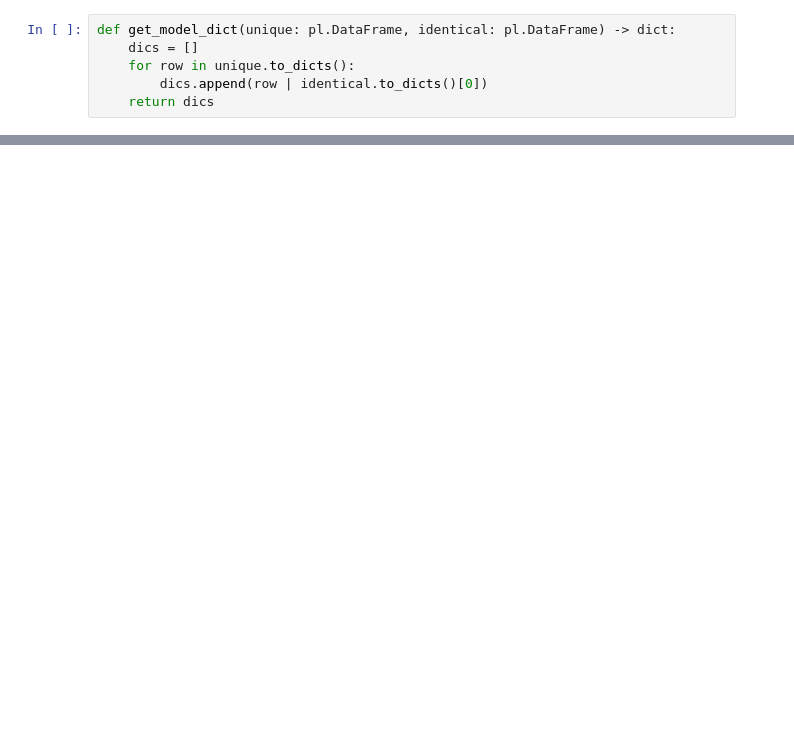
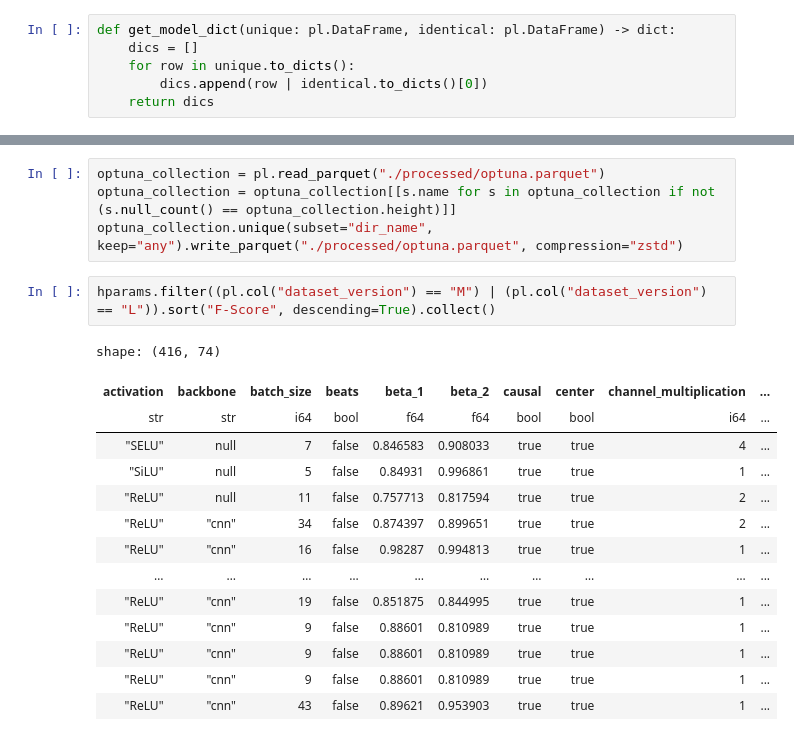
Before and after one commit to MarcelLieb/Automatic-Drum-Transcription, a Jupyter notebook: evaluate_experiments.ipynb, the cells around one changed output, grey strips where cells are left out. Drawn from its saved outputs; the diff is of its cells as text; blank space fills up the shorter version.

```diff
--- a/evaluate_experiments.ipynb
+++ b/evaluate_experiments.ipynb
@@ -311,0 +522,21 @@ params.loc[params["dir_name"].str.contains(best)][["full_length_test"]]
+# %%
+optuna_collection = pl.read_parquet("./processed/optuna.parquet")
+optuna_collection = optuna_collection[[s.name for s in optuna_collection if not (s.null_count() == optuna_collection.height)]]
+optuna_collection.unique(subset="dir_name", keep="any").write_parquet("./processed/optuna.parquet", compression="zstd")
+# %%
+hparams.filter((pl.col("dataset_version") == "M") | (pl.col("dataset_version") == "L")).sort("F-Score", descending=True).collect()
+# %% [output]
+shape: (416, 74)
+| activation | backbone | batch_size | beats | beta_1 | beta_2 | causal | center | channel_multiplication | ... |
+| str | str | i64 | bool | f64 | f64 | bool | bool | i64 | ... |
+| "SELU" | null | 7 | false | 0.846583 | 0.908033 | true | true | 4 | ... |
+| "SiLU" | null | 5 | false | 0.84931 | 0.996861 | true | true | 1 | ... |
+| "ReLU" | null | 11 | false | 0.757713 | 0.817594 | true | true | 2 | ... |
+| "ReLU" | "cnn" | 34 | false | 0.874397 | 0.899651 | true | true | 2 | ... |
+| "ReLU" | "cnn" | 16 | false | 0.98287 | 0.994813 | true | true | 1 | ... |
+| … | … | … | … | … | … | … | … | … | ... |
+| "ReLU" | "cnn" | 19 | false | 0.851875 | 0.844995 | true | true | 1 | ... |
+| "ReLU" | "cnn" | 9 | false | 0.88601 | 0.810989 | true | true | 1 | ... |
+| "ReLU" | "cnn" | 9 | false | 0.88601 | 0.810989 | true | true | 1 | ... |
+| "ReLU" | "cnn" | 9 | false | 0.88601 | 0.810989 | true | true | 1 | ... |
+| "ReLU" | "cnn" | 43 | false | 0.89621 | 0.953903 | true | true | 1 | ... |
```
Also changed, not shown: parts of 56 cells of this notebook.
